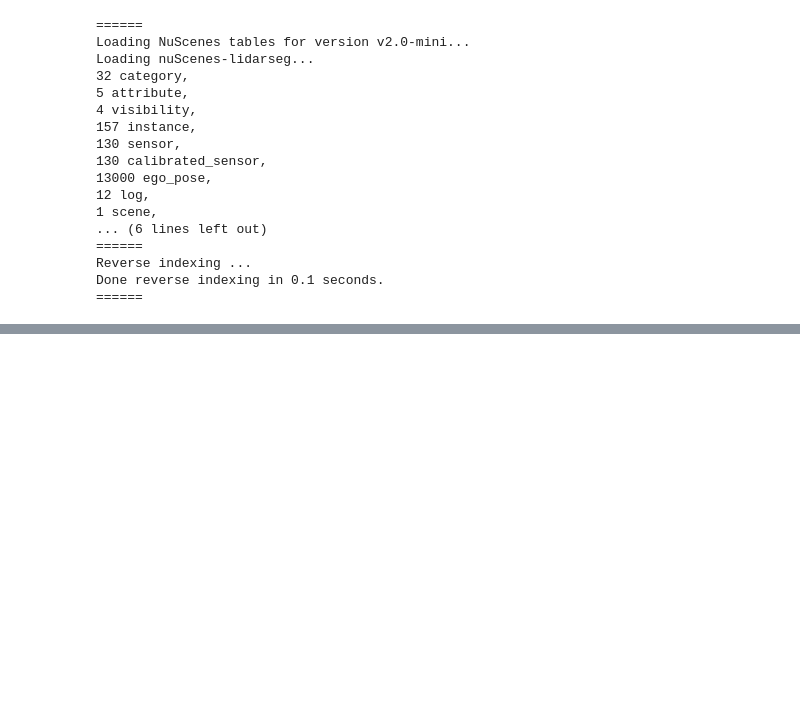
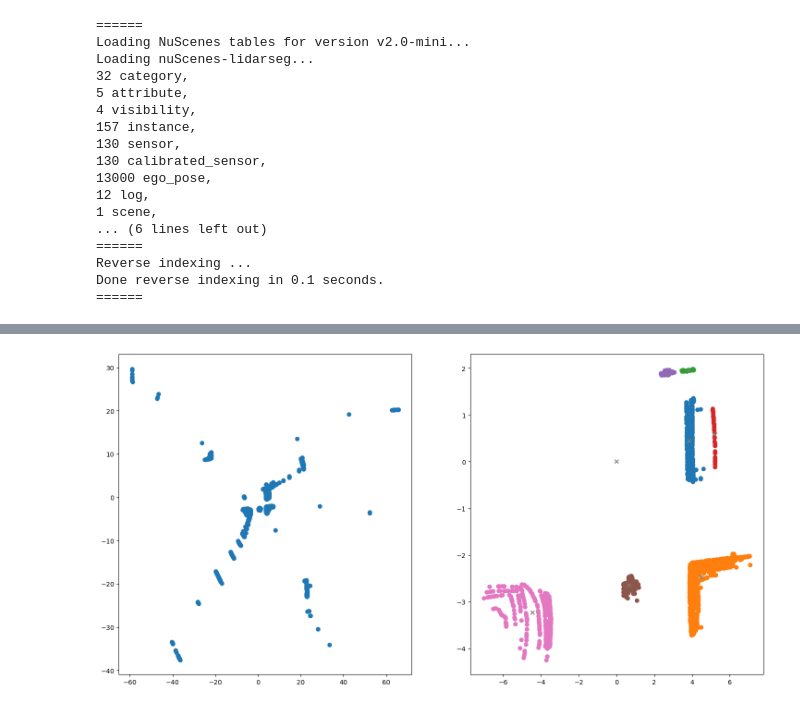
Before and after one commit to K0stasCH/PC-Registration-and-Multi-agent-Vehicles, a Jupyter notebook: demo.ipynb, the cells around one changed output, grey strips where cells are left out. Saved outputs shown, nothing was run; the diff lists cells and outputs as text; code cells hidden in the pictures; blank space fills up the shorter version.

```diff
--- a/demo.ipynb
+++ b/demo.ipynb
@@ -72,3 +87,7 @@ tempScene4 = v4.generateScene(model, time)
+# %%
+x = Scene2.findcenters(_min_points=20, _eps=0.5, className='vehicle', visualize=True)
+# %% [output]
+[figure, added]
 # %%
 eps =0.5
 min_points = 20
```
Also changed, not shown: parts of 21 cells of this notebook, 24 other files.
